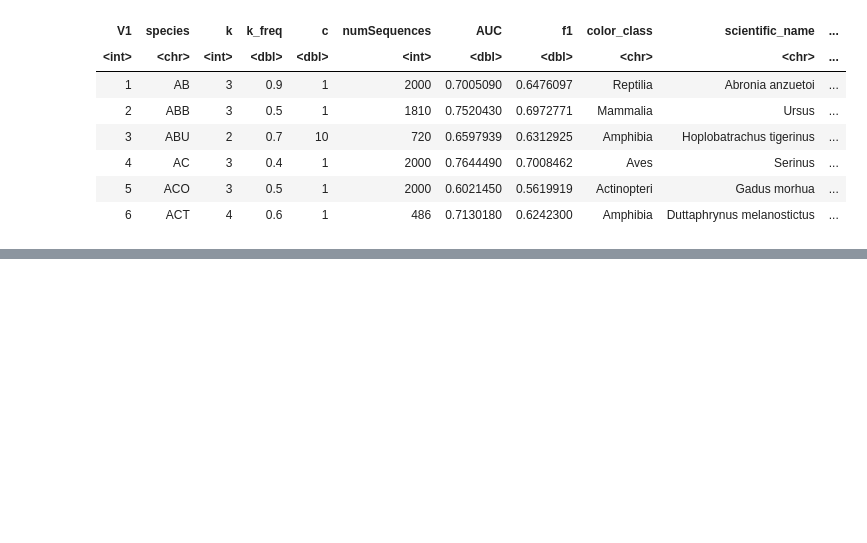
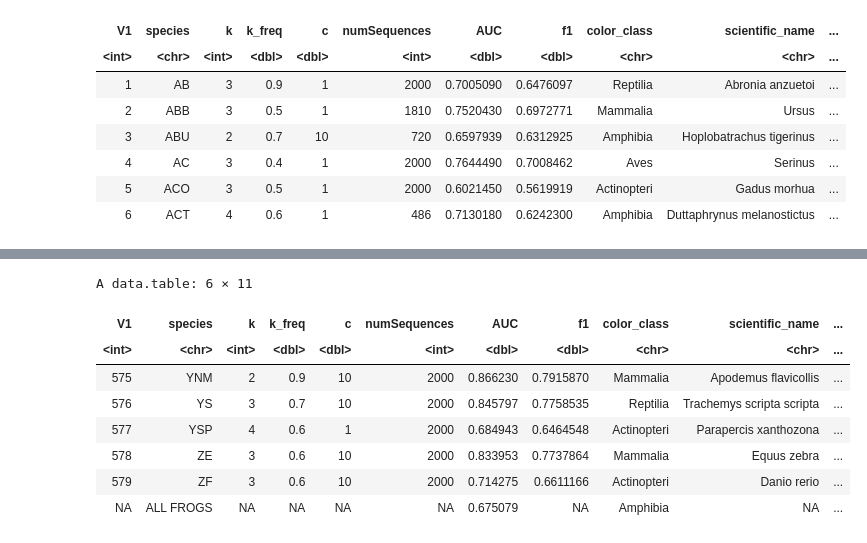
Before and after one commit to epigen/DNAmeth500species, a Jupyter notebook: src/validation/03.4.1_WGBS_prediction_summary.ipynb, the cells around one changed output, grey strips where cells are left out. Saved outputs shown, nothing was run; the diff lists cells and outputs as text; code cells hidden in the pictures; blank space fills up the shorter version.

```diff
--- a/src/validation/03.4.1_WGBS_prediction_summary.ipynb
+++ b/src/validation/03.4.1_WGBS_prediction_summary.ipynb
@@ -167,0 +255,12 @@ auc_res <- left_join(auc_res, auc_rrbs[, c("species", "AUC")], by = c("Species_m
+# %%
+tail(auc_rrbs)
+# %% [output]
+A data.table: 6 × 11
+| V1 | species | k | k_freq | c | numSequences | AUC | f1 | color_class | scientific_name | ... |
+| <int> | <chr> | <int> | <dbl> | <dbl> | <int> | <dbl> | <dbl> | <chr> | <chr> | ... |
+| 575 | YNM | 2 | 0.9 | 10 | 2000 | 0.866230 | 0.7915870 | Mammalia | Apodemus flavicollis | ... |
+| 576 | YS | 3 | 0.7 | 10 | 2000 | 0.845797 | 0.7758535 | Reptilia | Trachemys scripta scripta | ... |
+| 577 | YSP | 4 | 0.6 | 1 | 2000 | 0.684943 | 0.6464548 | Actinopteri | Parapercis xanthozona | ... |
+| 578 | ZE | 3 | 0.6 | 10 | 2000 | 0.833953 | 0.7737864 | Mammalia | Equus zebra | ... |
+| 579 | ZF | 3 | 0.6 | 10 | 2000 | 0.714275 | 0.6611166 | Actinopteri | Danio rerio | ... |
+| NA | ALL FROGS | NA | NA | NA | NA | 0.675079 | NA | Amphibia | NA | ... |
```
Also changed, not shown: parts of 38 cells of this notebook, 3 other files.
